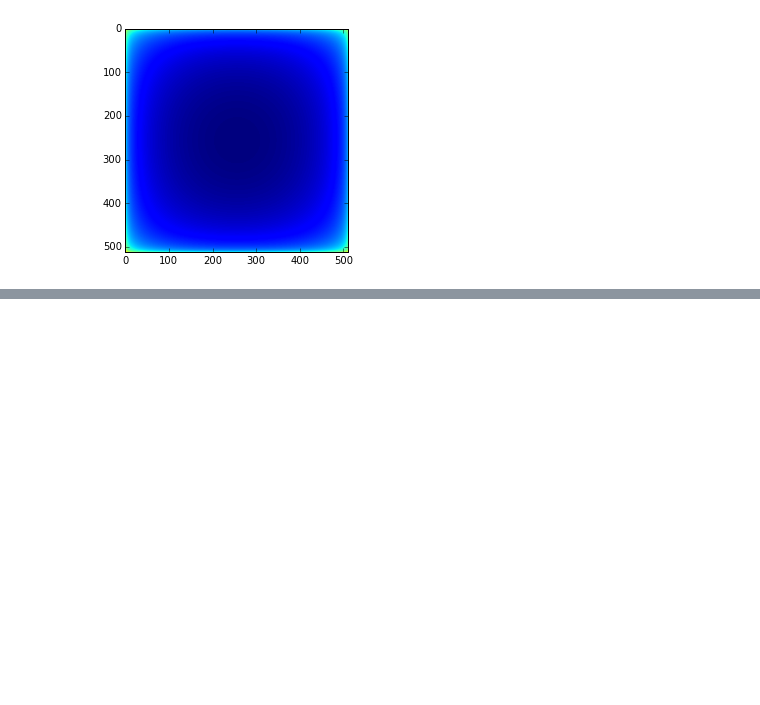
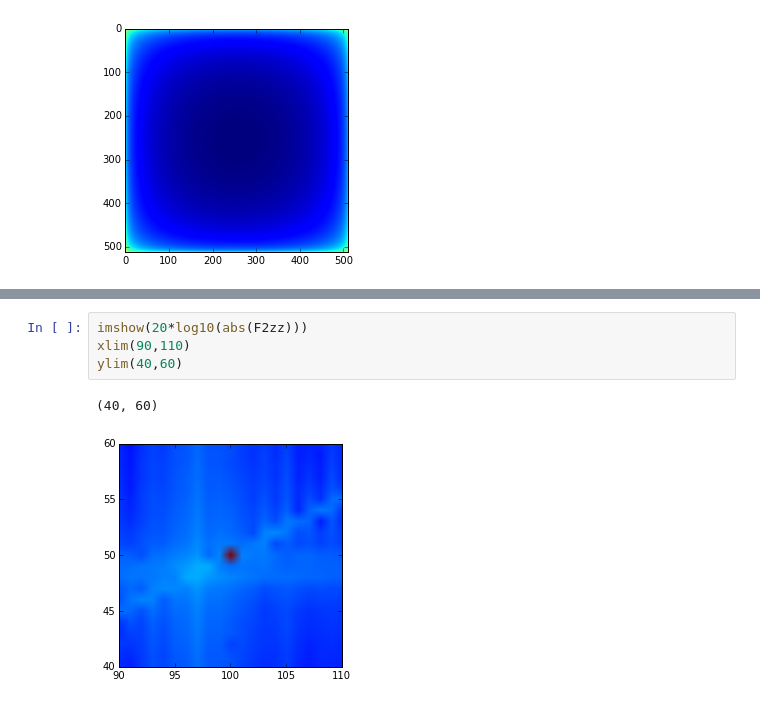
Before and after one commit to RoberTnf/Se-ales, a Jupyter notebook: 25-03.ipynb, the cells around one changed output, grey strips where cells are left out. Cells and saved outputs as stored; diff of their text form; blank space fills up the shorter version.

```diff
--- a/25-03.ipynb
+++ b/25-03.ipynb
@@ -57,0 +77,7 @@ imshow(20*log10(abs(F2zz)))
+# %%
+imshow(20*log10(abs(F2zz)))
+xlim(90,110)
+ylim(40,60)
+# %% [output]
+(40, 60)
+[figure, added]
```
Also changed, not shown: parts of 3 cells of this notebook.
